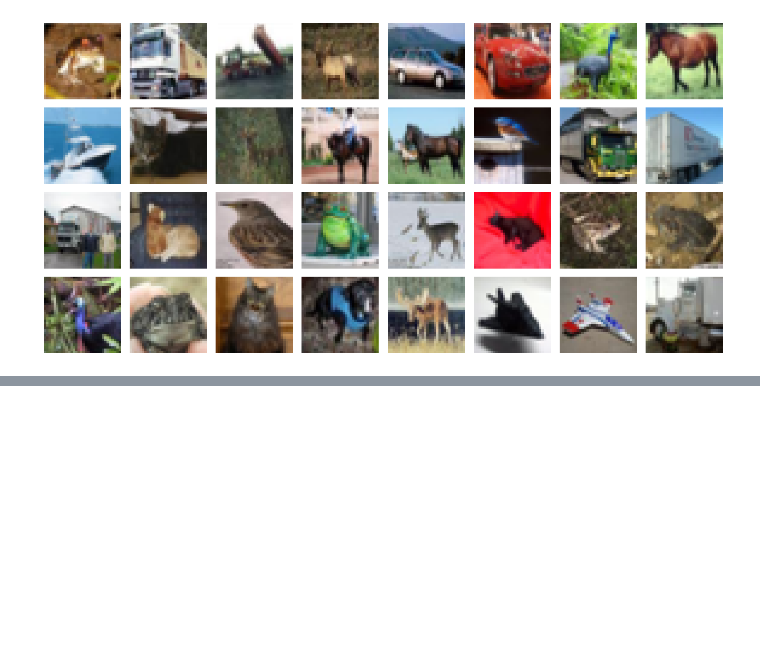
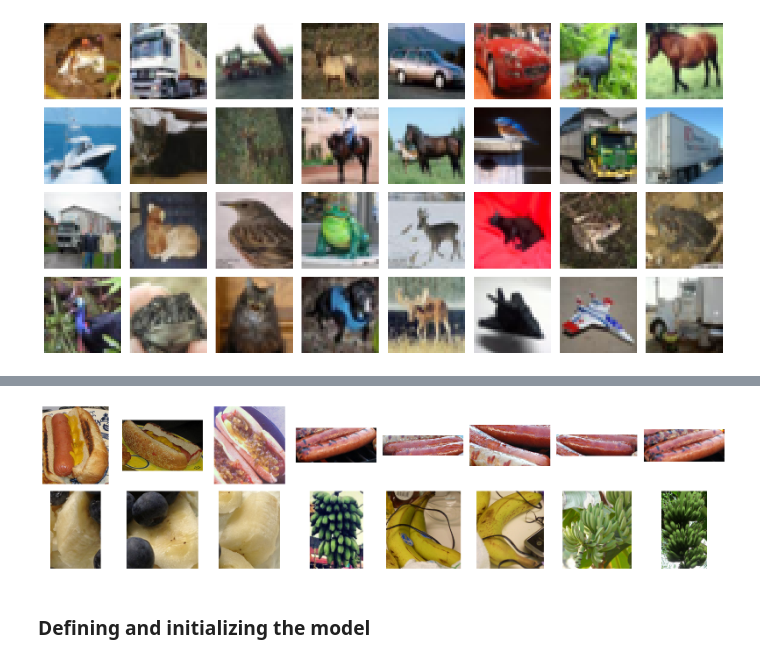
Before and after one commit to ishaanpaul98/Deep-Learning, a Jupyter notebook: Computer Vision/cv.ipynb, the cells around one changed output, grey strips where cells are left out. Cells and saved outputs as stored; diff of their text form; code cells hidden in the pictures; blank space fills up the shorter version.

```diff
--- a/Computer Vision/cv.ipynb
+++ b/Computer Vision/cv.ipynb
@@ -96,0 +298,18 @@ test_augs = torchvision.transforms.Compose([
+# %%
+dataset_loc = "data/hotdog/hotdog"
+train_imgs = torchvision.datasets.ImageFolder(root=dataset_loc + "/train", transform=train_augs)
+test_imgs = torchvision.datasets.ImageFolder(root=dataset_loc + "/test", transform=test_augs)
+# %%
+plt.figure(figsize=(16, 4))
+hotdogs = [train_imgs[i][0] for i in range(8)]
+not_hotdogs = [train_imgs[-i - 1][0] for i in range(8)]
+for i in range(8):
+    plt.subplot(2, 8, i + 1)
+    plt.imshow(torchvision.transforms.ToPILImage()(hotdogs[i]))
+    plt.axis('off')
+    plt.subplot(2, 8, i + 9)
+    plt.imshow(torchvision.transforms.ToPILImage()(not_hotdogs[i]))
+    plt.axis('off')
+plt.tight_layout()
+# %% [output]
+[figure, added]
@@ -96,0 +333,2 @@ test_augs = torchvision.transforms.Compose([
+# %% [markdown]
+### Defining and initializing the model
```
Also changed, not shown: parts of 26 cells of this notebook, 1 other file.
